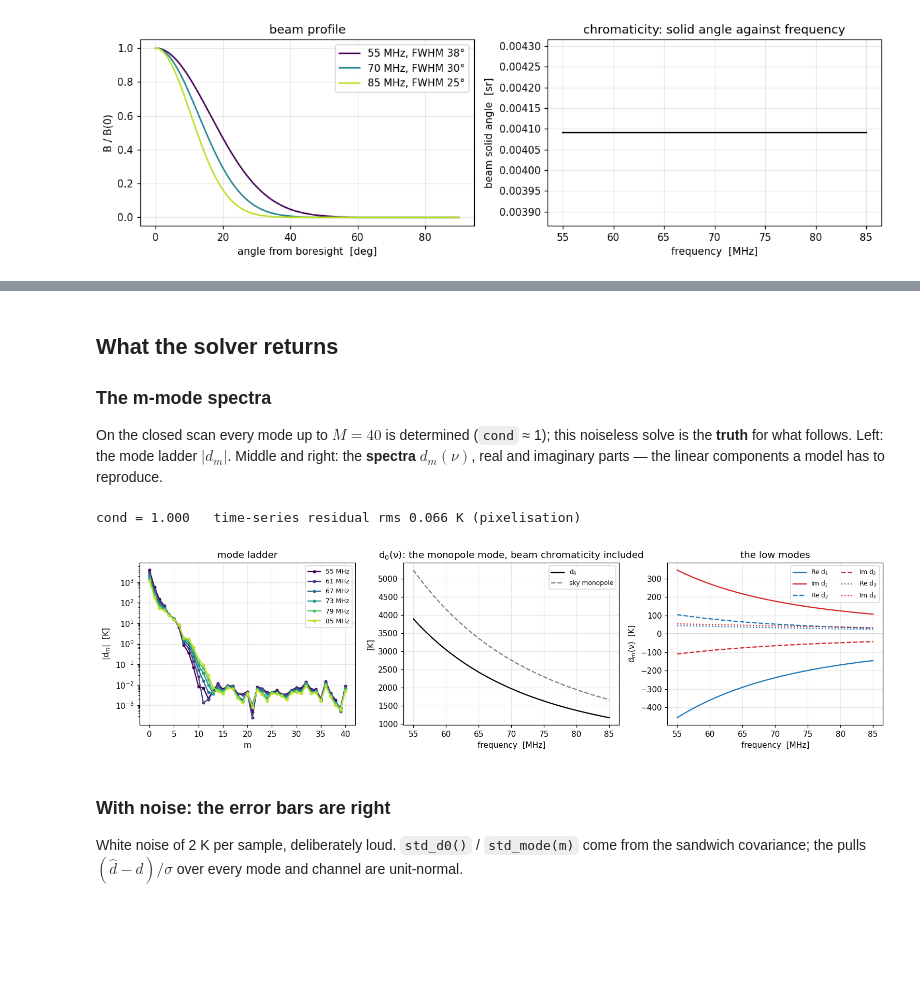
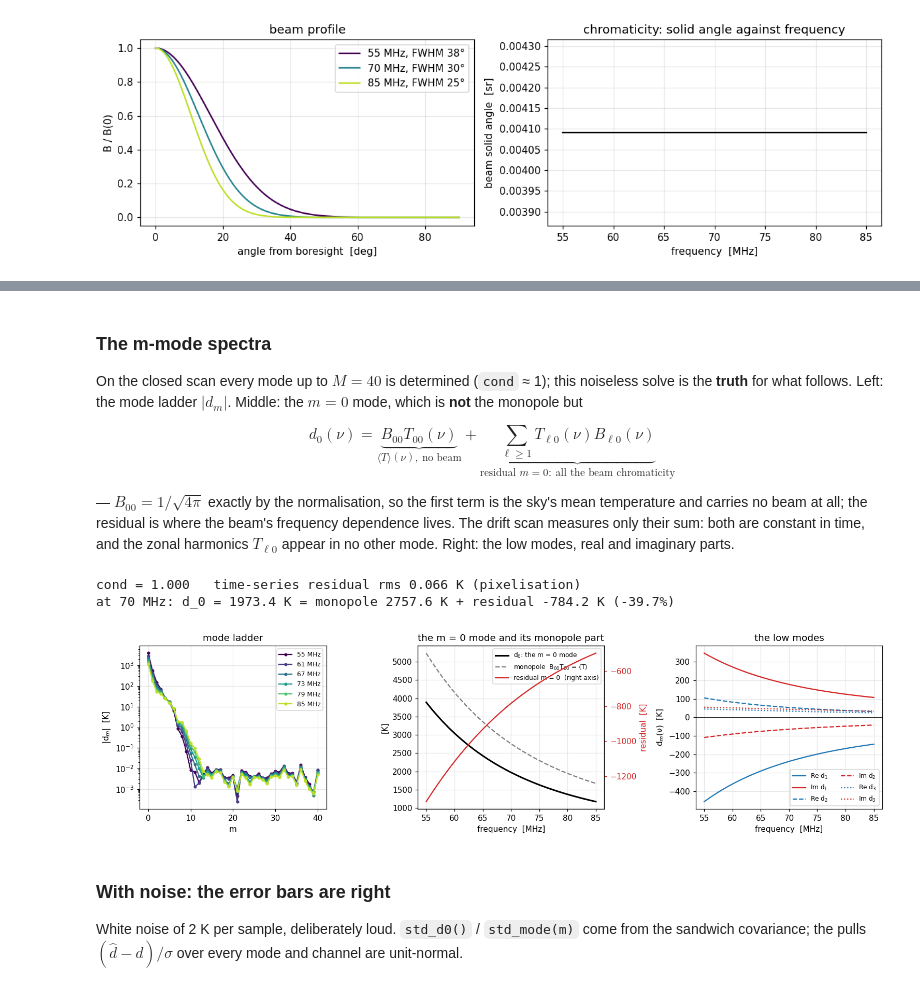
Before and after one commit to zzhang0123/limTOD, a Jupyter notebook: examples/mmode_drift_scan.ipynb, the cells around one changed output, grey strips where cells are left out. Cells and saved outputs as stored; diff of their text form; code cells hidden in the pictures; blank space fills up the shorter version.

```diff
--- a/examples/mmode_drift_scan.ipynb
+++ b/examples/mmode_drift_scan.ipynb
@@ -107,36 +107,50 @@ simulated (359, 31) in 366 s
 closed: True   samples: 359   cadence: 1.0028 deg   coverage: 1.000
 [figure]
 # %% [markdown]
-## What the solver returns
-
 ### The m-mode spectra
 
 On the closed scan every mode up to $M=40$ is determined (`cond` ≈ 1); this noiseless solve is the **truth**
-for what follows. Left: the mode ladder $|d_m|$. Middle and right: the **spectra** $d_m(\nu)$, real and imaginary
-parts — the linear components a model has to reproduce.
+for what follows. Left: the mode ladder $|d_m|$. Middle: the $m=0$ mode, which is **not** the monopole but
+
+$$d_0(\nu)=\underbrace{B_{00}T_{00}(\nu)}_{\langle T\rangle(\nu),\ \text{no beam}}+\underbrace{\sum_{\ell\ge1}T_{\ell0}(\nu)B_{\ell0}(\nu)}_{\text{residual }m=0:\ \text{all the beam chromaticity}}$$
+
+— $B_{00}=1/\sqrt{4\pi}$ exactly by the normalisation, so the first term is the sky's mean temperature and carries no
+beam at all; the residual is where the beam's frequency dependence lives. The drift scan measures only their sum:
+both are constant in time, and the zonal harmonics $T_{\ell0}$ appear in no other mode. Right: the low modes, real
+and imaginary parts.
 # %%
 M_ALL = 40
 truth = mmode.solve(tod_sky, window, m_trunc=M_ALL)
 d_true = truth.modes                                   # (n_freq, M+1) complex
+d0_true = d_true[:, 0].real
+resid_m0 = d0_true - sky_mono                          # the residual m = 0 term
 print(f"cond = {truth.cond:.3f}   time-series residual rms {truth.residual_rms.mean():.3f} K (pixelisation)")
+print(f"at 70 MHz: d_0 = {d0_true[15]:.1f} K = monopole {sky_mono[15]:.1f} K + residual {resid_m0[15]:+.1f} K "
+      f"({100 * resid_m0[15] / d0_true[15]:+.1f}%)")
 
 m_axis = np.arange(M_ALL + 1)
 fig, axes = plt.subplots(1, 3, figsize=(14, 3.8))
 for j in SHOW:
     axes[0].semilogy(m_axis, np.abs(d_true[j]), ".-", color=COLORS[j], label=f"{FREQS[j]:.0f} MHz")
 axes[0].set(xlabel="m", ylabel="|d$_m$|  [K]", title="mode ladder"); axes[0].legend(fontsize=8)
-axes[1].plot(FREQS, d_true[:, 0].real, "k-", label="d$_0$")
-axes[1].plot(FREQS, sky_mono, "k--", alpha=0.5, label="sky monopole")
-axes[1].set(xlabel="frequency  [MHz]", ylabel="[K]", title="d$_0$(ν): the monopole mode, beam chromaticity included"); axes[1].legend(fontsize=8)
+axes[1].plot(FREQS, d0_true, "k-", lw=2, label="d$_0$: the m = 0 mode")
+axes[1].plot(FREQS, sky_mono, "--", color="0.5", label="monopole  B$_{00}$T$_{00}$ = ⟨T⟩")
+axes[1].set(xlabel="frequency  [MHz]", ylabel="[K]", title="the m = 0 mode and its monopole part")
+ax_r = axes[1].twinx()
+ax_r.plot(FREQS, resid_m0, "-", color="C3", label="residual m = 0  (right axis)")
+ax_r.set_ylabel("residual  [K]", color="C3"); ax_r.tick_params(axis="y", colors="C3"); ax_r.grid(False)
+h1, l1 = axes[1].get_legend_handles_labels(); h2, l2 = ax_r.get_legend_handles_labels()
+axes[1].legend(h1 + h2, l1 + l2, fontsize=8, loc="upper right")
 for mm, ls in ((1, "-"), (2, "--"), (3, ":")):
     axes[2].plot(FREQS, d_true[:, mm].real, ls, color="C0", label=f"Re d$_{mm}$")
     axes[2].plot(FREQS, d_true[:, mm].imag, ls, color="C3", label=f"Im d$_{mm}$")
 axes[2].axhline(0, color="k", lw=0.6)
 axes[2].set(xlabel="frequency  [MHz]", ylabel="d$_m$(ν)  [K]", title="the low modes"); axes[2].legend(fontsize=8, ncol=2)
 plt.tight_layout()
 # %% [output]
 cond = 1.000   time-series residual rms 0.066 K (pixelisation)
+at 70 MHz: d_0 = 1973.4 K = monopole 2757.6 K + residual -784.2 K (-39.7%)
-[figure, old version]
+[figure, new version]
 # %% [markdown]
 ### With noise: the error bars are right
 
```
Also changed, not shown: parts of 8 cells of this notebook.
